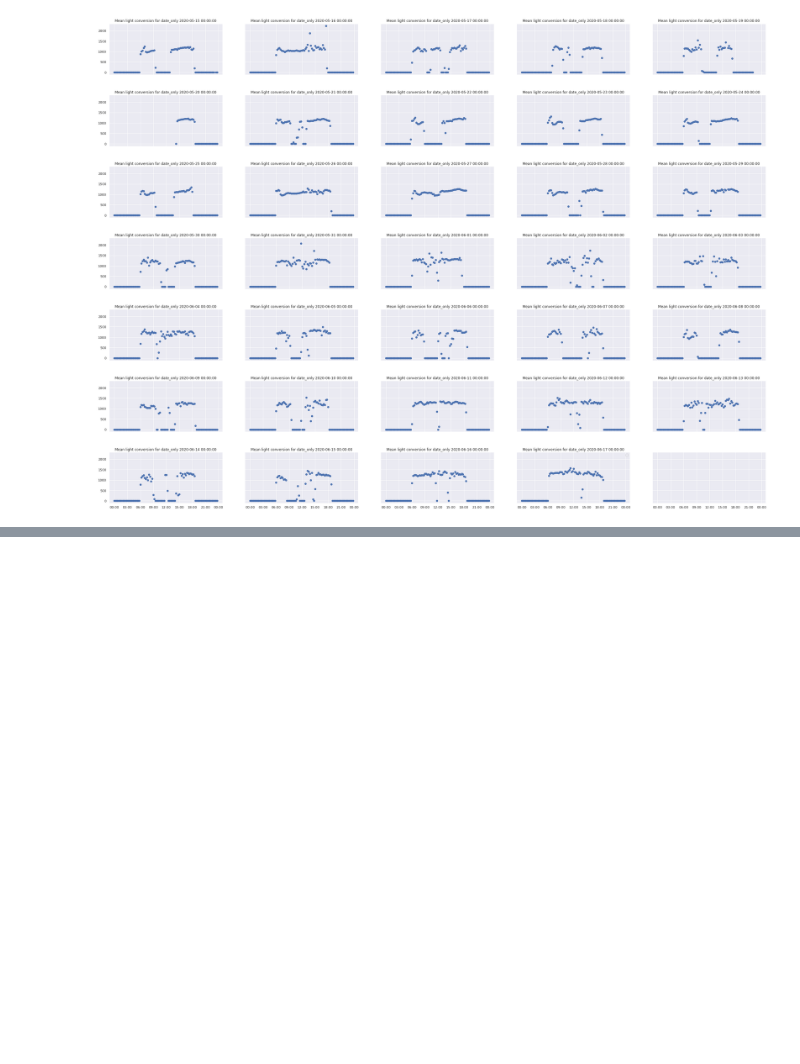
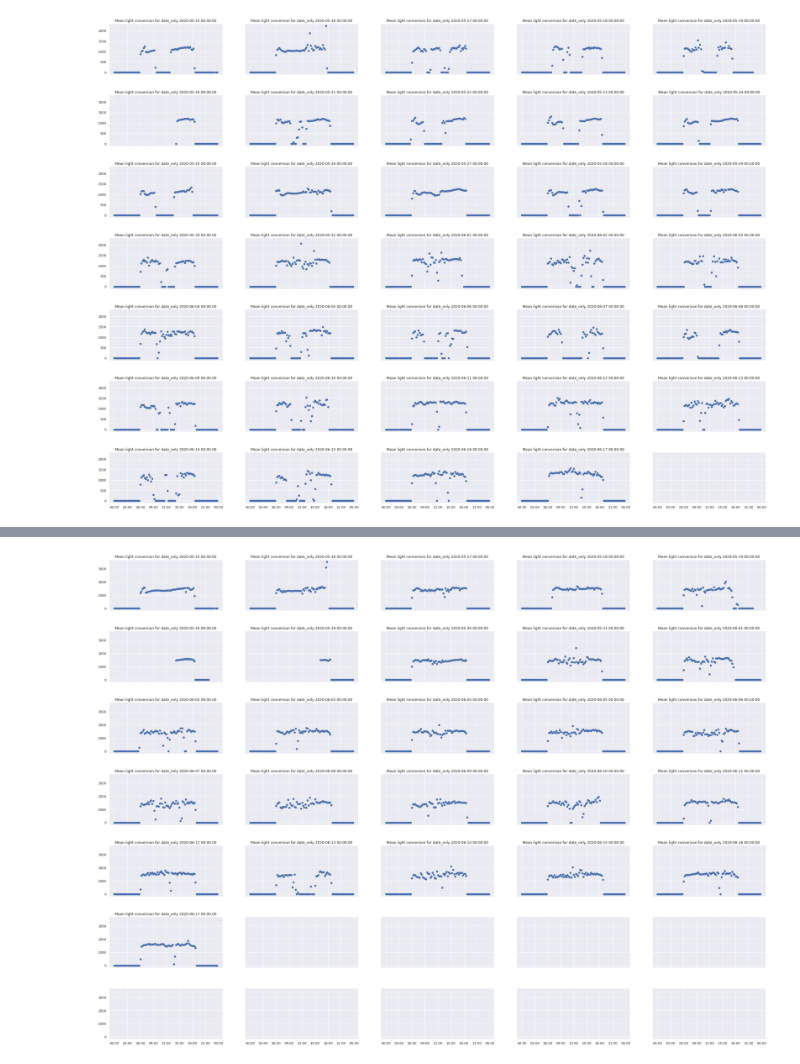
Before and after one commit to mx-hxh/colab-solar, a Jupyter notebook: Colab-Solar-Analysis-on-Solar-Plant-Output.ipynb, the cells around one changed output, grey strips where cells are left out. Saved outputs shown, nothing was run; the diff lists cells and outputs as text; code cells hidden in the pictures; blank space fills up the shorter version.

```diff
--- a/Colab-Solar-Analysis-on-Solar-Plant-Output.ipynb
+++ b/Colab-Solar-Analysis-on-Solar-Plant-Output.ipynb
@@ -534,3 +540,8 @@ subplot_by_col(dfPowerMerged_YoWX,
 # %% [output]
 WARNING:matplotlib.legend:No handles with labels found to put in legend.
 [figure]
+# %%
+dfPowerMerged_zU1Q = dfPowerMerged[dfPowerMerged['Inverter_ID']=='IQ2d7wF4YD8zU1Q']
+subplot_by_col(dfPowerMerged_zU1Q,
+               'date_only', 7, 5, (40,30), 'Mean light conversion for ', 'time_of_day', 'Light_Conversion', xformatter)
+# %% [output]
@@ -536,0 +549 @@ WARNING:matplotlib.legend:No handles with labels found to put in legend.
+[figure, added]
```
Also changed, not shown: parts of 15 cells of this notebook.
